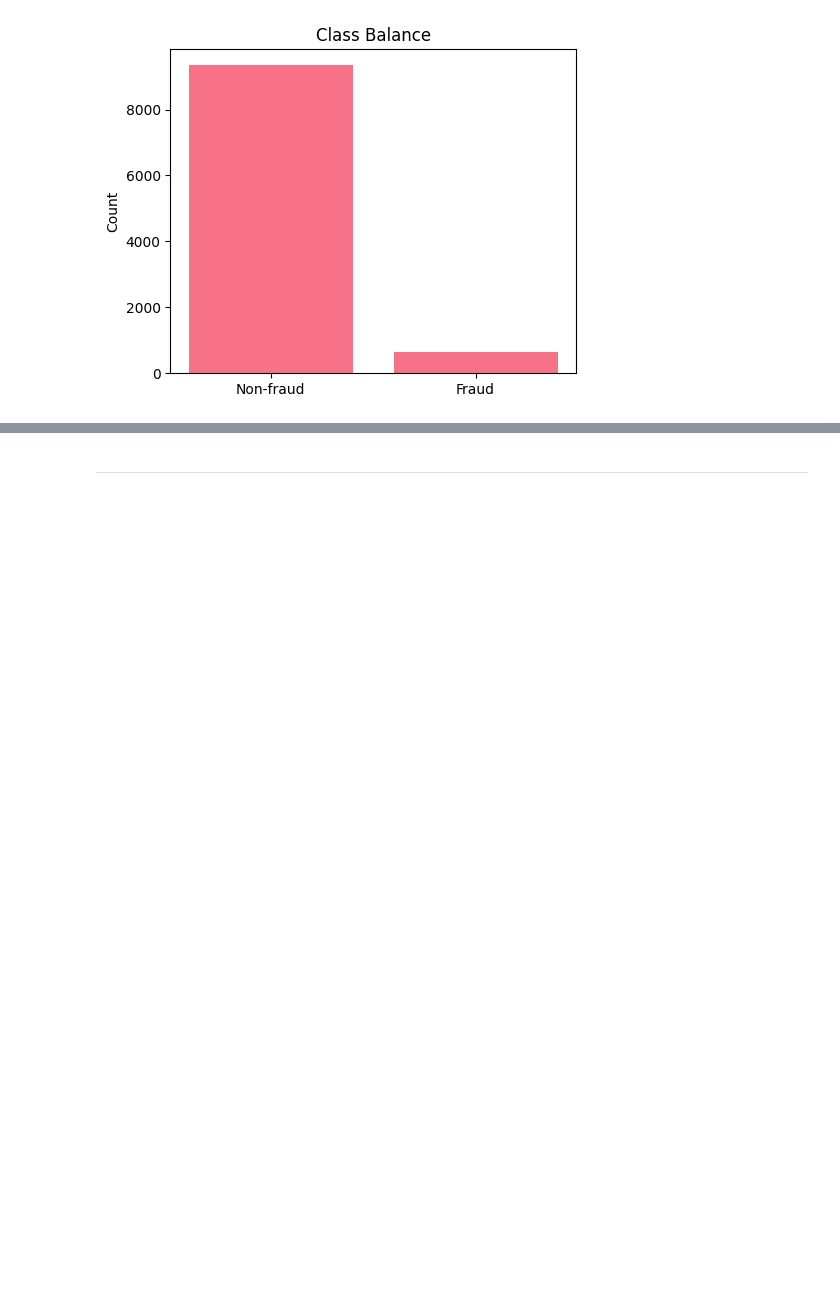
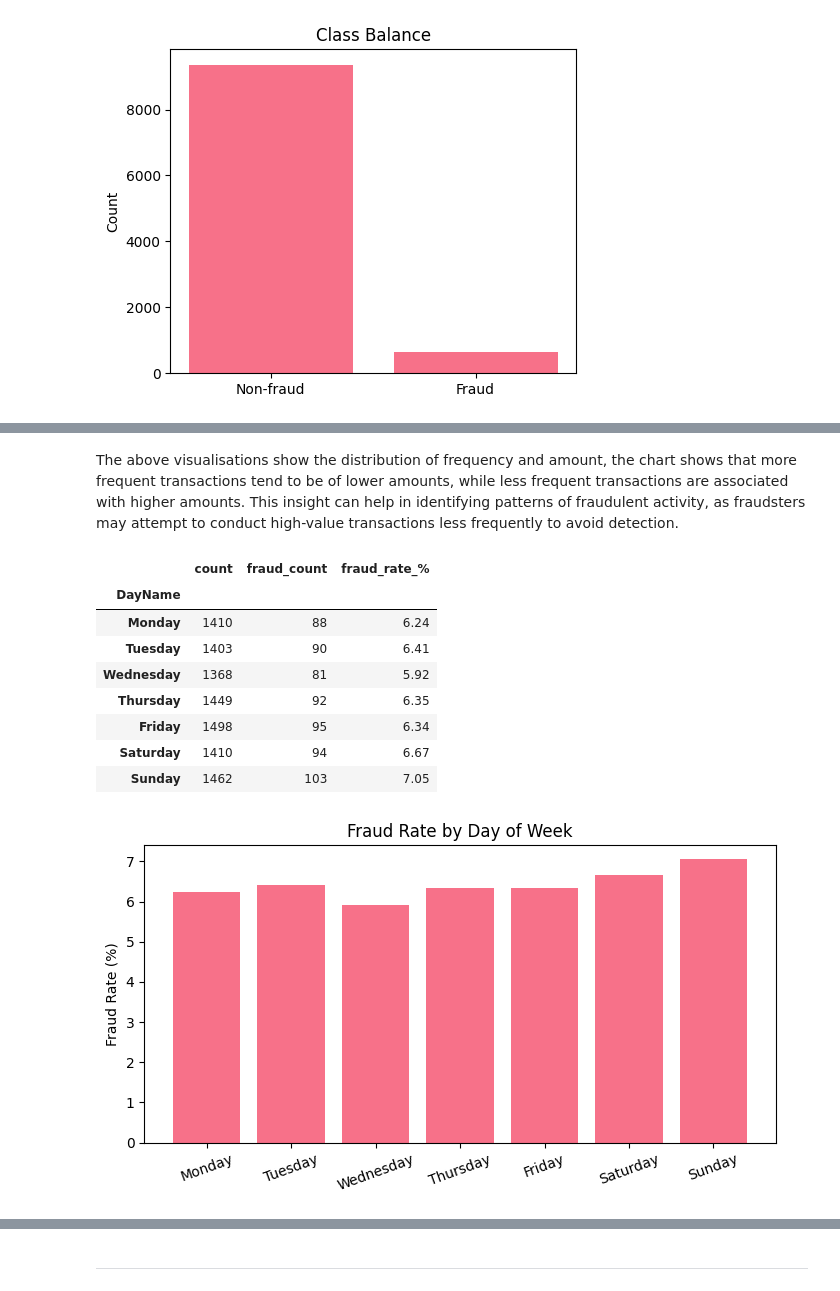
Before and after one commit to Ninestein666/E-Commerce-Fraud-Detection-Capstone, a Jupyter notebook: jupyter_notebooks/DataVisualisations.ipynb, the cells around one changed output, grey strips where cells are left out. Drawn from its saved outputs; the diff is of its cells as text; code cells hidden in the pictures; blank space fills up the shorter version.

```diff
--- a/jupyter_notebooks/DataVisualisations.ipynb
+++ b/jupyter_notebooks/DataVisualisations.ipynb
@@ -176,0 +209,34 @@ plt.show()
+# %% [markdown]
+The above visualisations show the distribution of frequency and amount, the chart shows that more frequent transactions tend to be of lower amounts, while less frequent transactions are associated with higher amounts. This insight can help in identifying patterns of fraudulent activity, as fraudsters may attempt to conduct high-value transactions less frequently to avoid detection.
+# %%
+# Time patterns based on day of week, hour of day and fraud count
+
+# dayofweek is 0=Mon ... 6=Sun in your file — map to names
+dow_map = {0:"Monday",1:"Tuesday",2:"Wednesday",3:"Thursday",4:"Friday",5:"Saturday",6:"Sunday"}
+df["DayName"] = df["dayofweek"].map(dow_map)
+
+dow = (df.groupby("DayName")["is_fraud"]
+         .agg(count="count", fraud_count=lambda s: int(s.sum())))
+dow["fraud_rate_%"] = (dow["fraud_count"]/dow["count"]*100).round(2)
+dow = dow.reindex(["Monday","Tuesday","Wednesday","Thursday","Friday","Saturday","Sunday"])
+display(dow)
+
+plt.figure(figsize=(7,4))
+plt.bar(dow.index, dow["fraud_rate_%"].values)
+plt.title("Fraud Rate by Day of Week")
+plt.ylabel("Fraud Rate (%)")
+plt.xticks(rotation=20)
+plt.tight_layout()
+plt.savefig(FIGDIR/"04_fraud_rate_by_dayofweek.png", dpi=150)
+plt.show()
+# %% [output]
+|  | count | fraud_count | fraud_rate_% |
+| DayName |  |  |  |
+| Monday | 1410 | 88 | 6.24 |
+| Tuesday | 1403 | 90 | 6.41 |
+| Wednesday | 1368 | 81 | 5.92 |
+| Thursday | 1449 | 92 | 6.35 |
+| Friday | 1498 | 95 | 6.34 |
+| Saturday | 1410 | 94 | 6.67 |
+| Sunday | 1462 | 103 | 7.05 |
+[figure, added]
```
Also changed, not shown: parts of 7 cells of this notebook, 8 other files.
